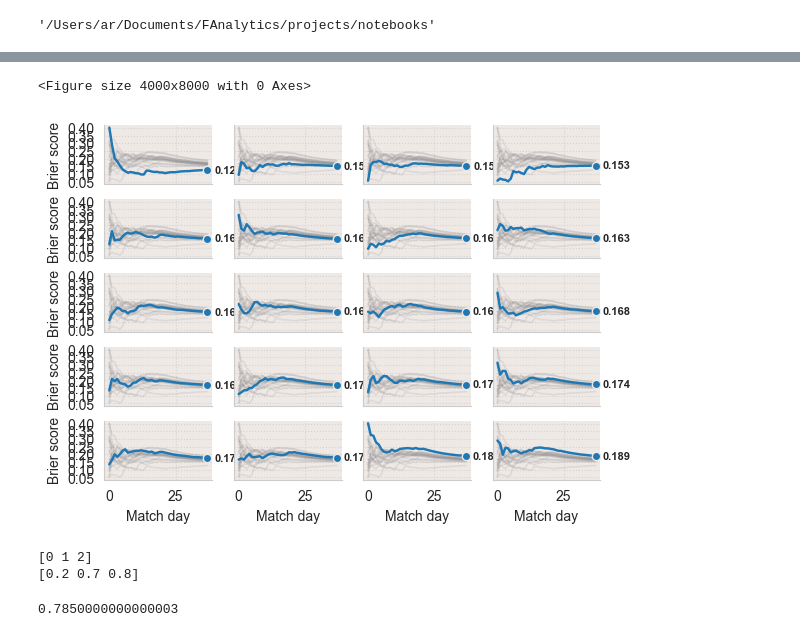
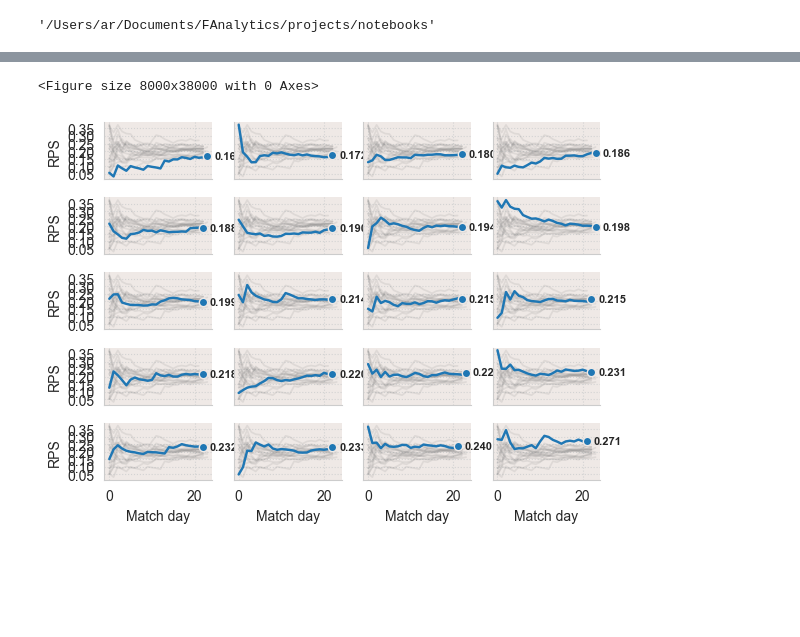
Before and after one commit to raoaaditya710/FootballAnalytics, a Jupyter notebook: notebooks/score-prediction-evaluation.ipynb, the cells around one changed output, grey strips where cells are left out. Saved outputs shown, nothing was run; the diff lists cells and outputs as text; code cells hidden in the pictures; blank space fills up the shorter version.

```diff
--- a/notebooks/score-prediction-evaluation.ipynb
+++ b/notebooks/score-prediction-evaluation.ipynb
@@ -207,0 +210,5 @@ from matplotlib import rcParams
+# %%
+  order_teams = (viz_df.groupby(["team"])["mean_rps"]
+    .last()
+    .reset_index()
+    .sort_values(by = "mean_rps"))
@@ -208,19 +294,12 @@ from matplotlib import rcParams
 # %%
-def plot_team_brier_score(ax, team_id, data, label_y = True, label_x = True):
-    '''
-    Plots the cumulative Brier Score for a given side
-    with all the other teams in the backgorund in a lighter
-    color.
-    '''
+def plot_team_score(ax, team_id, data, label_y = True, label_x = True):
 
     df = data.copy()
 
-    team_df = df[df["team_id"] == team_id].reset_index(drop = True)
+    team_df = df[df["team"] == team_id].reset_index(drop = True)
     #color = team_df["color"].iloc[0]
 
-    ax.plot(
-        team_df.index,
-        team_df["cum_mean"],
+    ax.plot(team_df.index, team_df["mean_rps"],
         #color = color,
         lw = 1.75,
         zorder = 3,
@@ -230,9 +309,9 @@ def plot_team_brier_score(ax, team_id, data, label_y = True, label_x = True):
     )
 
     ax.annotate(
-        xy = (team_df.index[-1], team_df["cum_mean"].iloc[-1]),
+        xy = (team_df.index[-1], team_df["mean_rps"].iloc[-1]),
         xytext = (15, 0),
-        text = f'{team_df["cum_mean"].iloc[-1]:.3f}',
+        text = f'{team_df["mean_rps"].iloc[-1]:.3f}',
         textcoords = "offset points",
         ha = "center",
         va = "center",
@@ -241,14 +320,14 @@ def plot_team_brier_score(ax, team_id, data, label_y = True, label_x = True):
         size = 8
     )
 
-    for x in df["team_id"].unique():
+    for x in df["team"].unique():
         if x == team_id:
             continue
-        aux_df = df[df["team_id"] == x].reset_index(drop = True)
+        aux_df = df[df["team"] == x].reset_index(drop = True)
 
         ax.plot(
             aux_df.index,
-            aux_df["cum_mean"],
+            aux_df["mean_rps"],
             color = "gray",
             alpha = 0.15,
             lw = 1.25,
@@ -262,7 +341,7 @@ def plot_team_brier_score(ax, team_id, data, label_y = True, label_x = True):
     ax.yaxis.set_major_locator(ticker.MultipleLocator(0.05))
 
     if label_y:
-        ax.set_ylabel("Brier score")
+        ax.set_ylabel("RPS")
     else:
         ax.set_yticklabels([])
     if label_x:
@@ -274,47 +353,47 @@ def plot_team_brier_score(ax, team_id, data, label_y = True, label_x = True):
 
 
 order_teams = (
-    plot_df.groupby(["team_id"])
-    ["cum_mean"]
+    viz_df.groupby(["team"])
+    ["mean_rps"]
     .last()
     .reset_index()
-    .sort_values(by = "cum_mean")
+    .sort_values(by = "mean_rps")
 )
 
-fig = plt.figure(figsize=(20, 40), dpi = 200)
+fig = plt.figure(figsize=(40, 190), dpi = 200)
 nrows = 10
 ncols = 4
 gspec = gridspec.GridSpec(
     ncols=ncols, nrows=nrows, figure=fig,
-    height_ratios = [(1/nrows)*2. if x % 2 != 0 else (1/nrows)/2. for x in range(nrows)], hspace = 0
+    height_ratios = [(1/nrows)*5. if x % 2 != 0 else (1/nrows)/2. for x in range(nrows)], hspace = 0.2
 )
 # %% [output]
-<Figure size 4000x8000 with 0 Axes>
+<Figure size 8000x38000 with 0 Axes>
 # %%
 plot_counter = 0
 logo_counter = 0
 for row in range(nrows):
     for col in range(ncols):
         if row % 2 != 0:
             ax = plt.subplot(
                 gspec[row, col],
                 facecolor = "#EFE9E6"
             )
 
-            teamId = order_teams["team_id"].iloc[plot_counter]
+            teamId = order_teams["team"].iloc[plot_counter]
 
             if col == 0:
                 labels_y = True
             else:
                 labels_y = False
 
             if row == nrows - 1:
                 labels_x = True
             else:
                 labels_x = False
 
-            plot_team_brier_score(ax, teamId, plot_df, labels_y, labels_x)
+            plot_team_score(ax, teamId, viz_df, labels_y, labels_x)
 
             plot_counter += 1
 # %% [output]
-[figure, old version]
+[figure, new version]
@@ -339,6 +399,0 @@ def rps(probs, outcome):
-# %%
-rps([0.2, 0.5, 0.1], [0,1,1])
-# %% [output]
-[0 1 2]
-[0.2 0.7 0.8]
-0.7850000000000003
```
Also changed, not shown: parts of 20 cells of this notebook.
